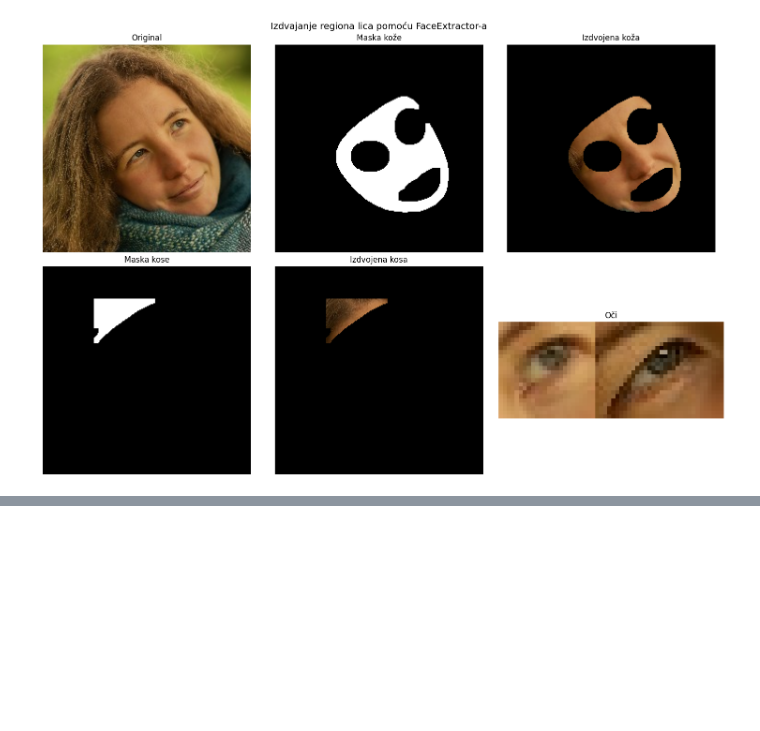
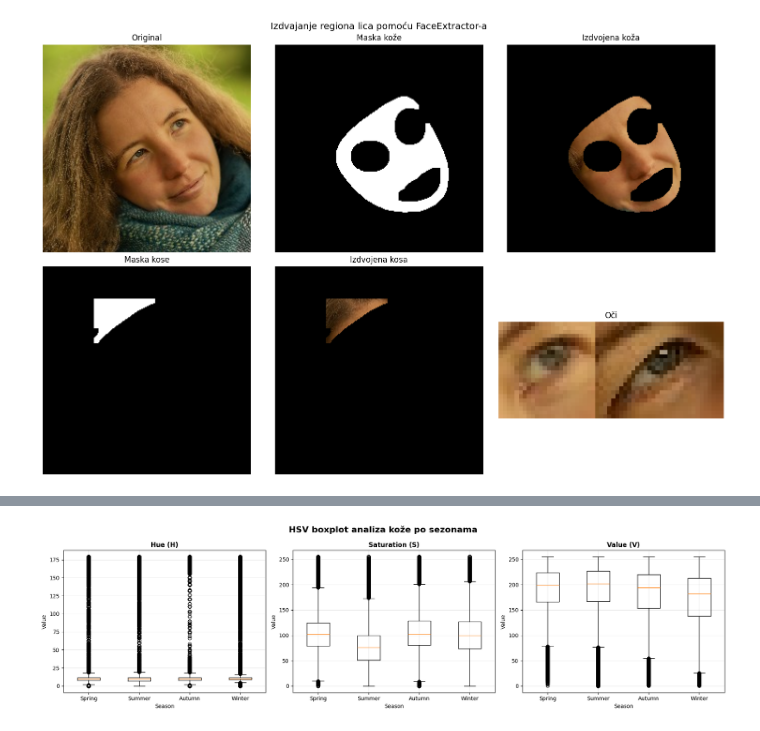
Before and after one commit to natasarad02/color-analysis-project, a Jupyter notebook: druga_kontrolna_tacka.ipynb, the cells around one changed output, grey strips where cells are left out. Cells and saved outputs as stored; diff of their text form; code cells hidden in the pictures; blank space fills up the shorter version.

```diff
--- a/druga_kontrolna_tacka.ipynb
+++ b/druga_kontrolna_tacka.ipynb
@@ -161,0 +329,15 @@ FaceExtractor kreiran
+# %%
+import pandas as pd
+
+rows = []
+
+for season, values in skin_hsv_data.items():
+    for h in values["H"]:
+        rows.append({"season": season, "channel": "H", "value": h})
+    for s in values["S"]:
+        rows.append({"season": season, "channel": "S", "value": s})
+    for v in values["V"]:
+        rows.append({"season": season, "channel": "V", "value": v})
+
+boxplot_df = pd.DataFrame(rows)
+boxplot_df.head()
@@ -161,0 +351,25 @@ FaceExtractor kreiran
+# %%
+import matplotlib.pyplot as plt
+
+fig, axes = plt.subplots(1, 3, figsize=(18, 5))
+
+channels = ["H", "S", "V"]
+titles = ["Hue (H)", "Saturation (S)", "Value (V)"]
+
+for ax, ch, title in zip(axes, channels, titles):
+    data_to_plot = [
+        boxplot_df[(boxplot_df["season"] == season) & (boxplot_df["channel"] == ch)]["value"]
+        for season in ["spring", "summer", "autumn", "winter"]
+    ]
+
+    ax.boxplot(data_to_plot, tick_labels=["Spring", "Summer", "Autumn", "Winter"])
+    ax.set_title(title, fontweight="bold")
+    ax.set_xlabel("Season")
+    ax.set_ylabel("Value")
+    ax.grid(alpha=0.3)
+
+plt.suptitle("HSV boxplot analiza kože po sezonama", fontsize=16, fontweight="bold")
+plt.tight_layout()
+plt.show()
+# %% [output]
+[figure, added]
```
Also changed, not shown: parts of 22 cells of this notebook.
